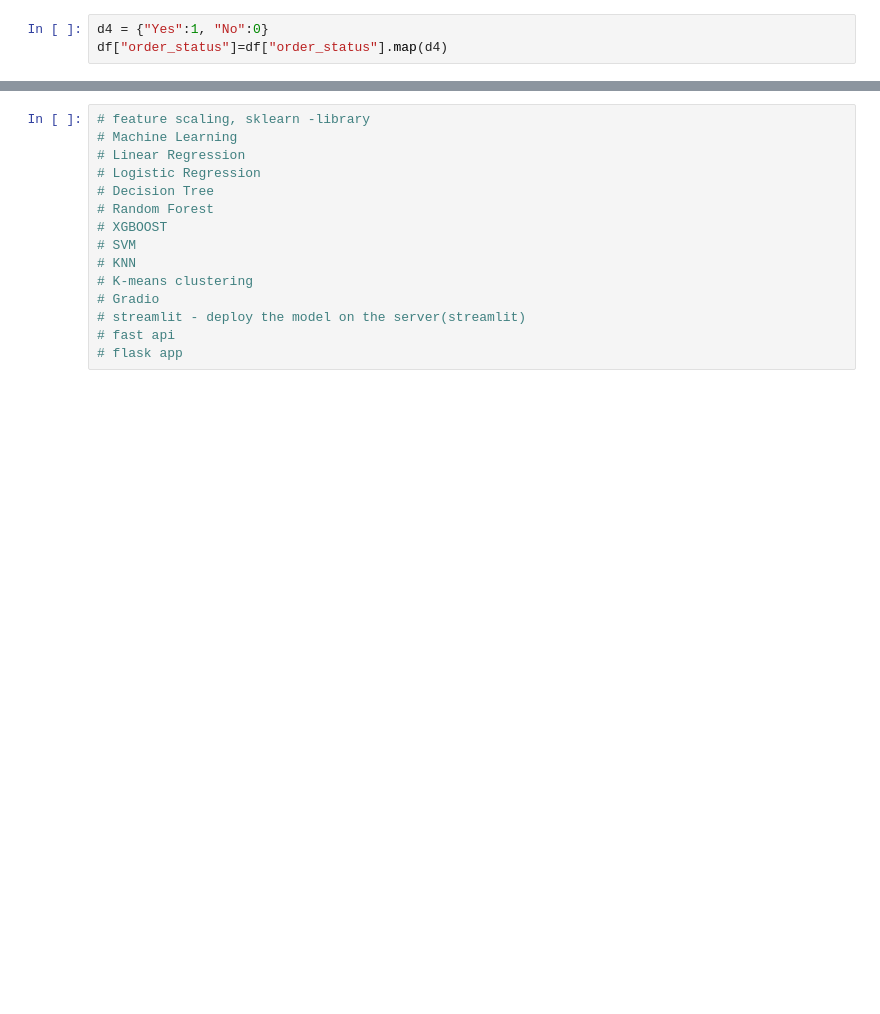
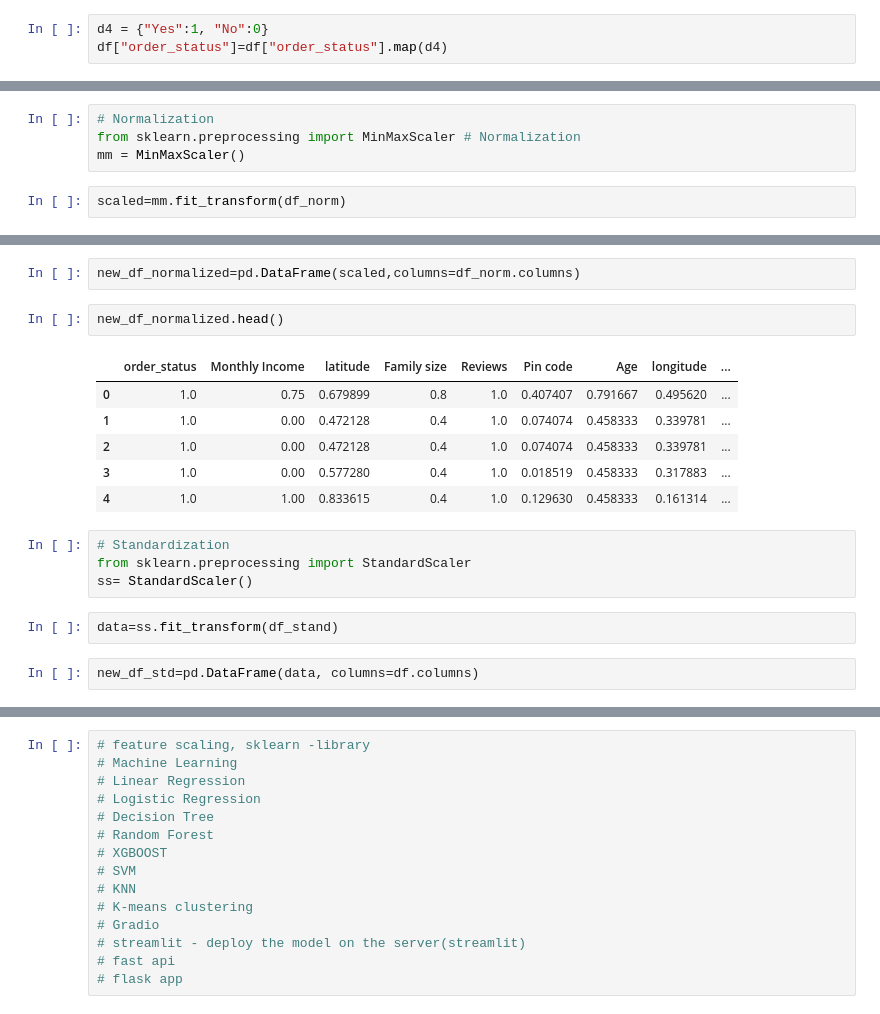
Before and after one commit to mujeebr/new_repo, a Jupyter notebook: eda.ipynb, the cells around one changed output, grey strips where cells are left out. Cells and saved outputs as stored; diff of their text form; blank space fills up the shorter version.

```diff
--- a/eda.ipynb
+++ b/eda.ipynb
@@ -413,0 +430,6 @@ df.head()
+# %%
+# Normalization
+from sklearn.preprocessing import MinMaxScaler # Normalization
+mm = MinMaxScaler()
+# %%
+scaled=mm.fit_transform(df_norm)
@@ -413,0 +445,19 @@ df.head()
+# %%
+new_df_normalized=pd.DataFrame(scaled,columns=df_norm.columns)
+# %%
+new_df_normalized.head()
+# %% [output]
+|  | order_status | Monthly Income | latitude | Family size | Reviews | Pin code | Age | longitude | ... |
+| 0 | 1.0 | 0.75 | 0.679899 | 0.8 | 1.0 | 0.407407 | 0.791667 | 0.495620 | ... |
+| 1 | 1.0 | 0.00 | 0.472128 | 0.4 | 1.0 | 0.074074 | 0.458333 | 0.339781 | ... |
+| 2 | 1.0 | 0.00 | 0.472128 | 0.4 | 1.0 | 0.074074 | 0.458333 | 0.339781 | ... |
+| 3 | 1.0 | 0.00 | 0.577280 | 0.4 | 1.0 | 0.018519 | 0.458333 | 0.317883 | ... |
+| 4 | 1.0 | 1.00 | 0.833615 | 0.4 | 1.0 | 0.129630 | 0.458333 | 0.161314 | ... |
+# %%
+# Standardization
+from sklearn.preprocessing import StandardScaler
+ss= StandardScaler()
+# %%
+data=ss.fit_transform(df_stand)
+# %%
+new_df_std=pd.DataFrame(data, columns=df.columns)
```
Also changed, not shown: parts of 36 cells of this notebook, 6 other files.
